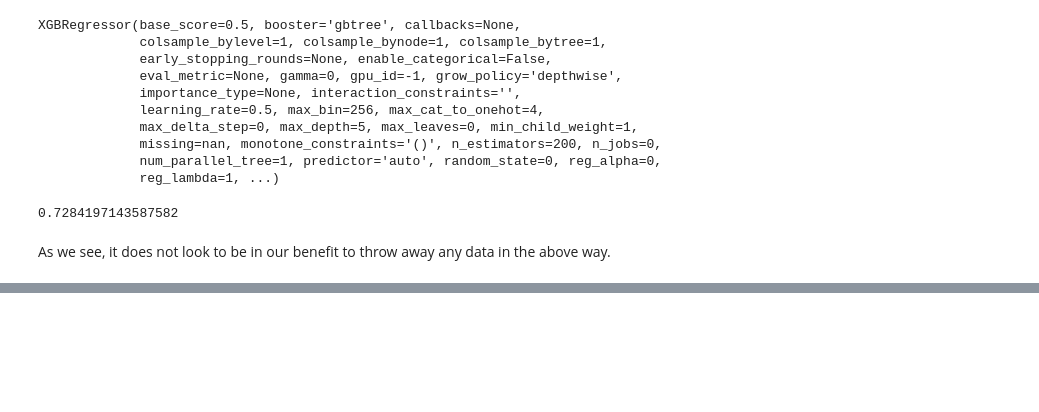
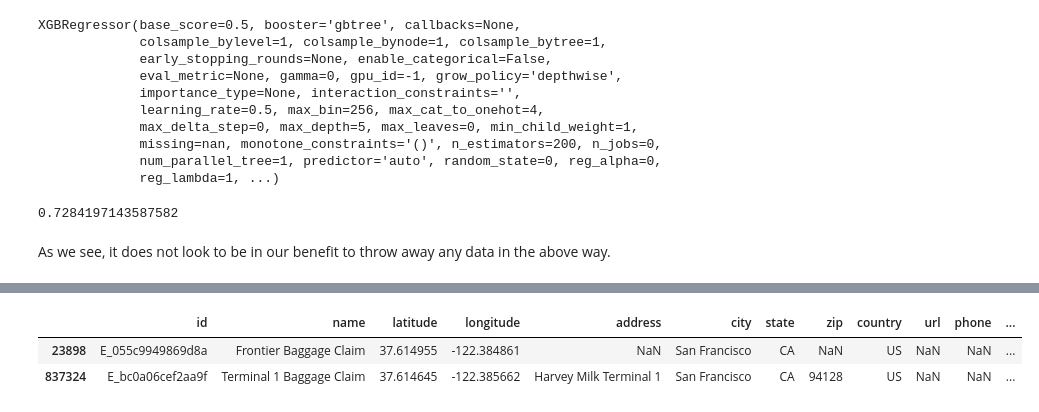
Before and after one commit to hfr1tz3/hopf_bundle, a Jupyter notebook: MoreFeatures.ipynb, the cells around one changed output, grey strips where cells are left out. Saved outputs shown, nothing was run; the diff lists cells and outputs as text; code cells hidden in the pictures; blank space fills up the shorter version.

```diff
--- a/MoreFeatures.ipynb
+++ b/MoreFeatures.ipynb
@@ -497,0 +595,8 @@ As we see, it does not look to be in our benefit to throw away any data in the a
+# %%
+ids = 'E_055c9949869d8a'
+poi = data[data['id'] == ids]['point_of_interest'].values[0]
+data[(data['point_of_interest'] == poi)]
+# %% [output]
+|  | id | name | latitude | longitude | address | city | state | zip | country | url | phone | ... |
+| 23898 | E_055c9949869d8a | Frontier Baggage Claim | 37.614955 | -122.384861 | NaN | San Francisco | CA | NaN | US | NaN | NaN | ... |
+| 837324 | E_bc0a06cef2aa9f | Terminal 1 Baggage Claim | 37.614645 | -122.385662 | Harvey Milk Terminal 1 | San Francisco | CA | 94128 | US | NaN | NaN | ... |
```
Also changed, not shown: parts of 26 cells of this notebook.
